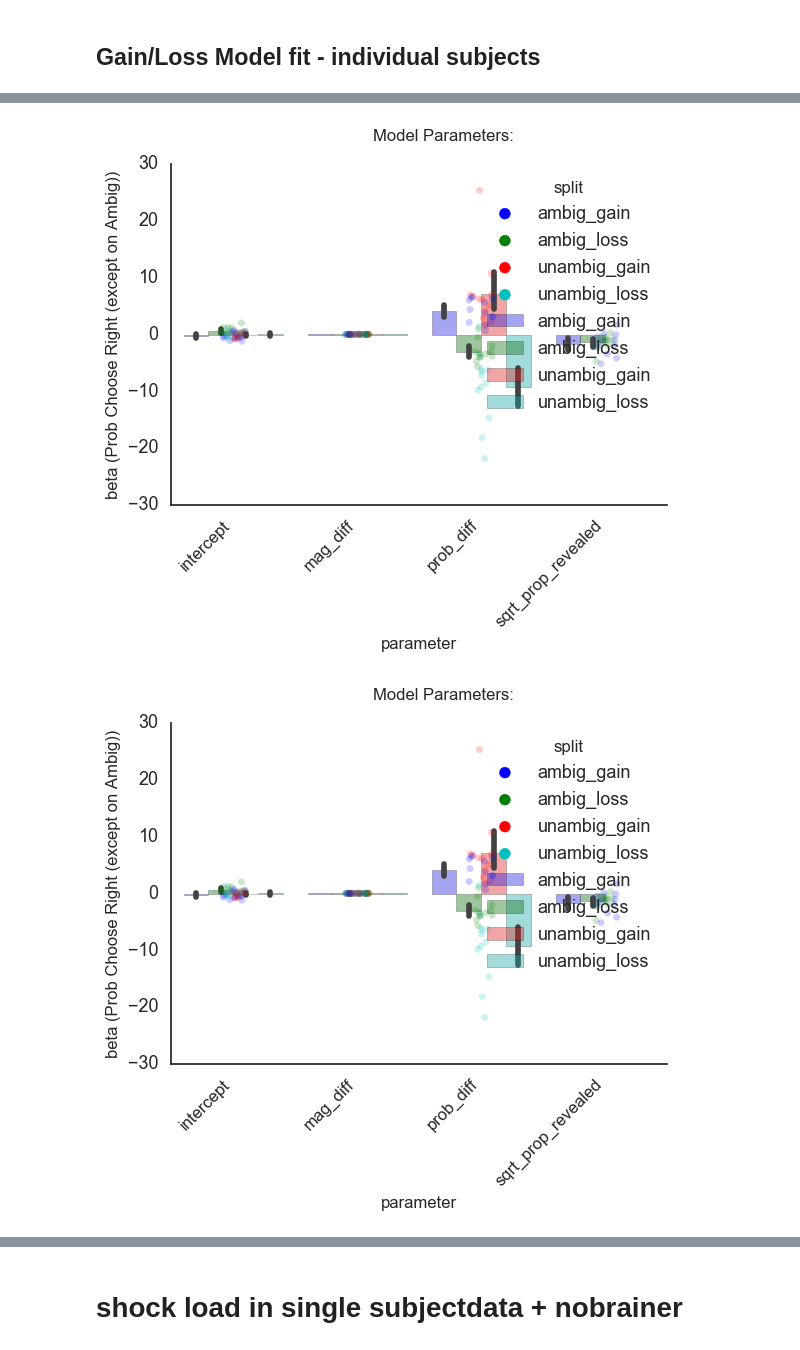
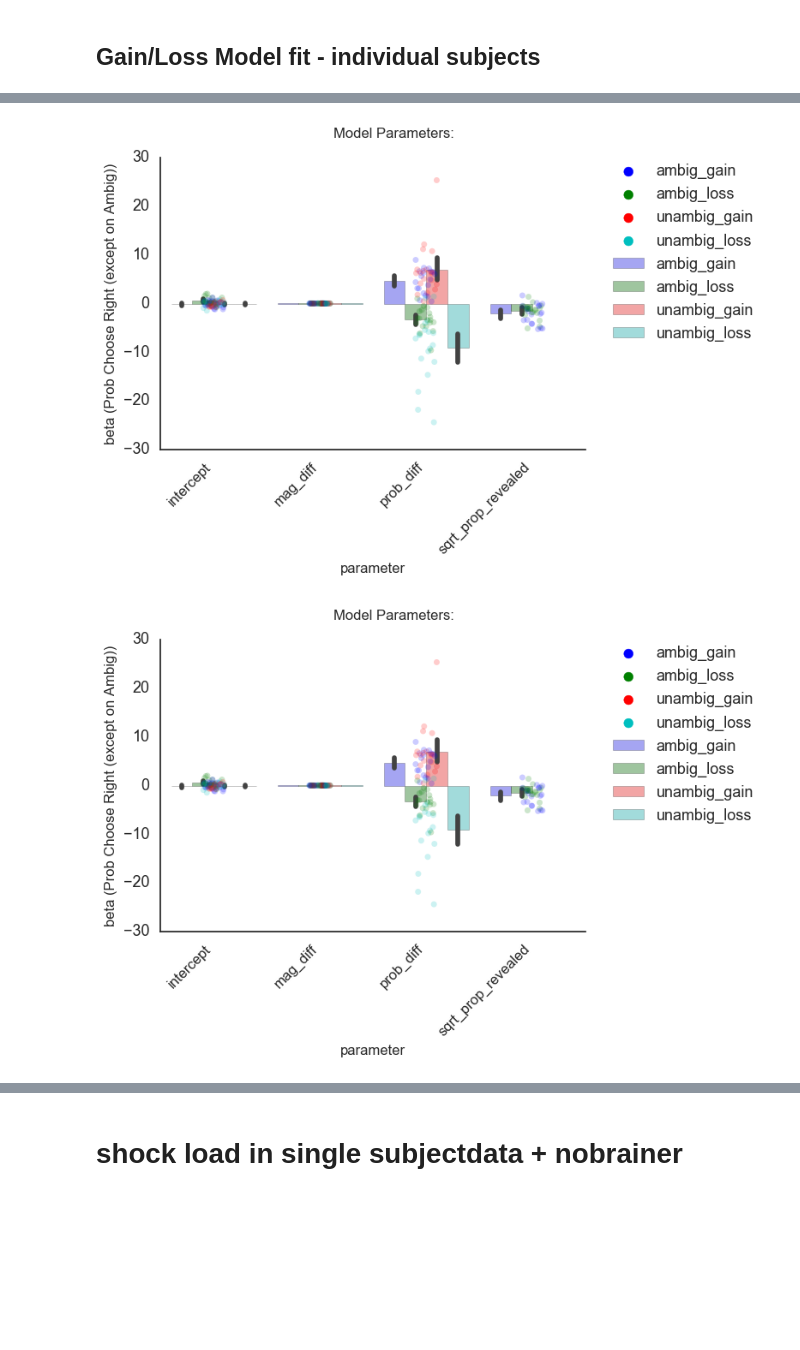
Before and after one commit to crgagne/ambi_gain_loss_shock, a Jupyter notebook: notebooks/Logistic_Regression.ipynb, the cells around one changed output, grey strips where cells are left out. Drawn from its saved outputs; the diff is of its cells as text; code cells hidden in the pictures; blank space fills up the shorter version.

Commit message:
fixed graphs and clean code

```diff
--- a/notebooks/Logistic_Regression.ipynb
+++ b/notebooks/Logistic_Regression.ipynb
@@ -47,6 +26,6 @@ model_param_df
 # %%
 # first version of the function without bars being split
-def plot_params(df,stripplot=False,outlier_cutoff=None,task='shock'):
+def plot_params_first_version(df,stripplot=False,outlier_cutoff=None,task='shock'):
     plt.style.use(['seaborn-white', 'seaborn-paper'])
     matplotlib.rc("font", family="Times New Roman")
     sns.set_context('talk')
@@ -105,6 +84,8 @@ def plot_params(df,stripplot=False,outlier_cutoff=None):
     axis.set_xlabel('parameter',fontsize=12)
     axis.set_xticklabels(df.parameter.unique(),rotation=45,fontsize=12,ha='right')
     axis = plt.gca()
+    plt.legend(bbox_to_anchor=(1.05, 1), loc=2, borderaxespad=0.)
+
 
     # change name if needed
     #xlabels = axis.get_xticklabels()
@@ -121,7 +102,7 @@ def plot_params(df,stripplot=False,outlier_cutoff=None):
 df_list = []
 vp_perform_gainloss_list = []
 vp_nb_gainloss_list = []
-vp_list = ['06', '07', '10', '11', '12', '13', '15', '16', '17', '18', '19', '20', '22'] #'23_2', '25_2', '26_2', '27_2', '28_2', '29', '30']
+vp_list = ['06', '07', '10', '11', '12', '13', '15', '16', '17', '18', '19', '20', '22', '23_2', '25_2', '26_2', '27_2', '28_2', '29', '30']
 for vp in vp_list:
     path = os.path.join(os.getcwd(),'..','data','data_gainloss_logfiles','vp' + vp + '_gainloss_processed.csv')
     df = pd.read_csv(path, sep=",")
@@ -185,7 +208,7 @@ param_sets_split = {}
 param_sets_split['0'] = ['mag_diff','prob_diff']
 param_sets_split['1'] = ['mag_diff','prob_diff','sqrt_prop_revealed']
 # %%
-vp_list = ['06','07','10', '12', '13', '15', '16', '17', '18', '19', '20', '22'] #'23_2', '25_2', '26_2', '27_2', '28_2', '29', '30']
+vp_list = ['06','07','10', '12', '13', '15', '16', '17', '18', '19', '20', '22', '23_2', '25_2', '26_2', '27_2', '28_2', '29', '30']
 resultnames = ['bic','aic','pseudoR2','pred_acc']
 model_param_df = np.array(['','','',3.0])
 model_summary_df = nobrainer_gainloss
@@ -222,6 +245,7 @@ for vp in vp_list:
 model_param_df = pd.DataFrame(model_param_df,columns=['MID','parameter','split','beta'])
 model_param_df.drop(0,inplace=True) #df.index[0]
 model_param_df['beta']=model_param_df['beta'].astype('float')
+model_param_df_gainloss = model_param_df
 
 print(out['aic'])
 print(out['pred_acc'])
@@ -262,5 +286,5 @@ plt.legend()
 # %%
-plot_params(model_param_df, stripplot=True)
+plot_params(model_param_df_gainloss, stripplot=True)
 # %% [output]
-[figure, old version]
+[figure, new version]
-[figure, old version]
+[figure, new version]
```
Also changed, not shown: parts of 19 cells of this notebook, 8 other files.
